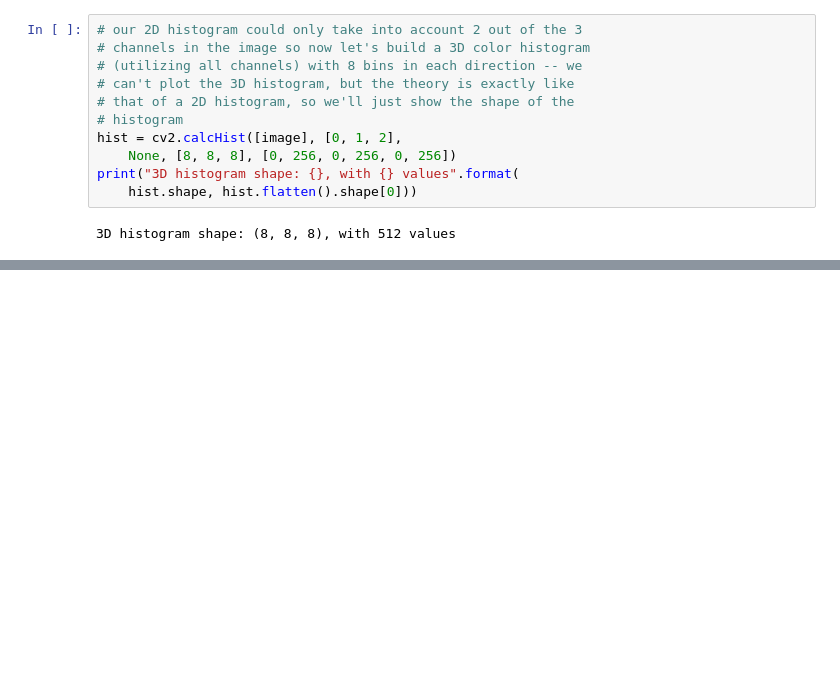
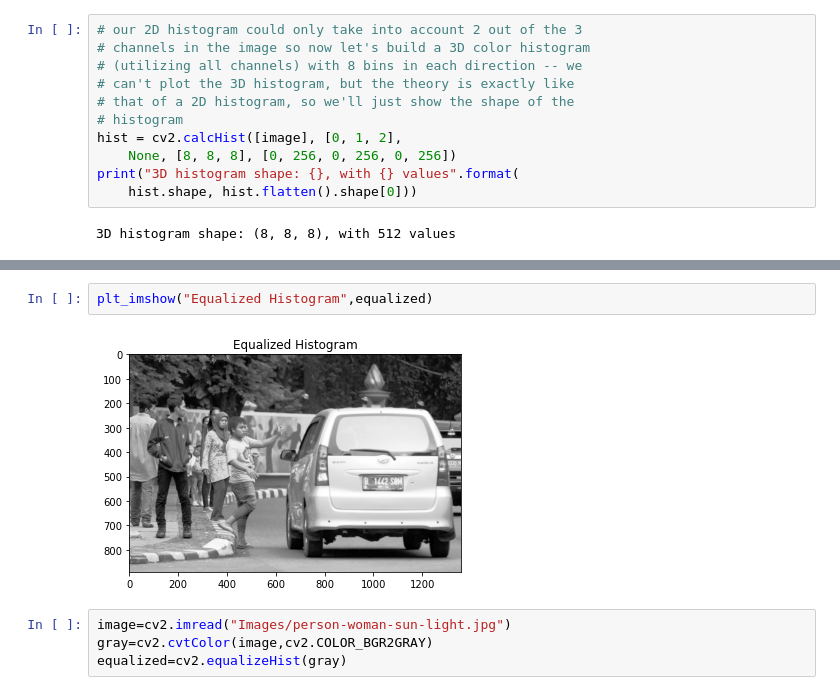
Before and after one commit to alexivaner/Image-Processing-and-Computer-Vision-Best-Practices, a Jupyter notebook: OpenCV 104 - Histogram.ipynb, the cells around one changed output, grey strips where cells are left out. Drawn from its saved outputs; the diff is of its cells as text; blank space fills up the shorter version.

```diff
--- a/OpenCV 104 - Histogram.ipynb
+++ b/OpenCV 104 - Histogram.ipynb
@@ -152,0 +168,8 @@ plt.show()
+# %%
+plt_imshow("Equalized Histogram",equalized)
+# %% [output]
+[figure, added]
+# %%
+image=cv2.imread("Images/person-woman-sun-light.jpg")
+gray=cv2.cvtColor(image,cv2.COLOR_BGR2GRAY)
+equalized=cv2.equalizeHist(gray)
```
Also changed, not shown: parts of 41 cells of this notebook, 13 other files.
